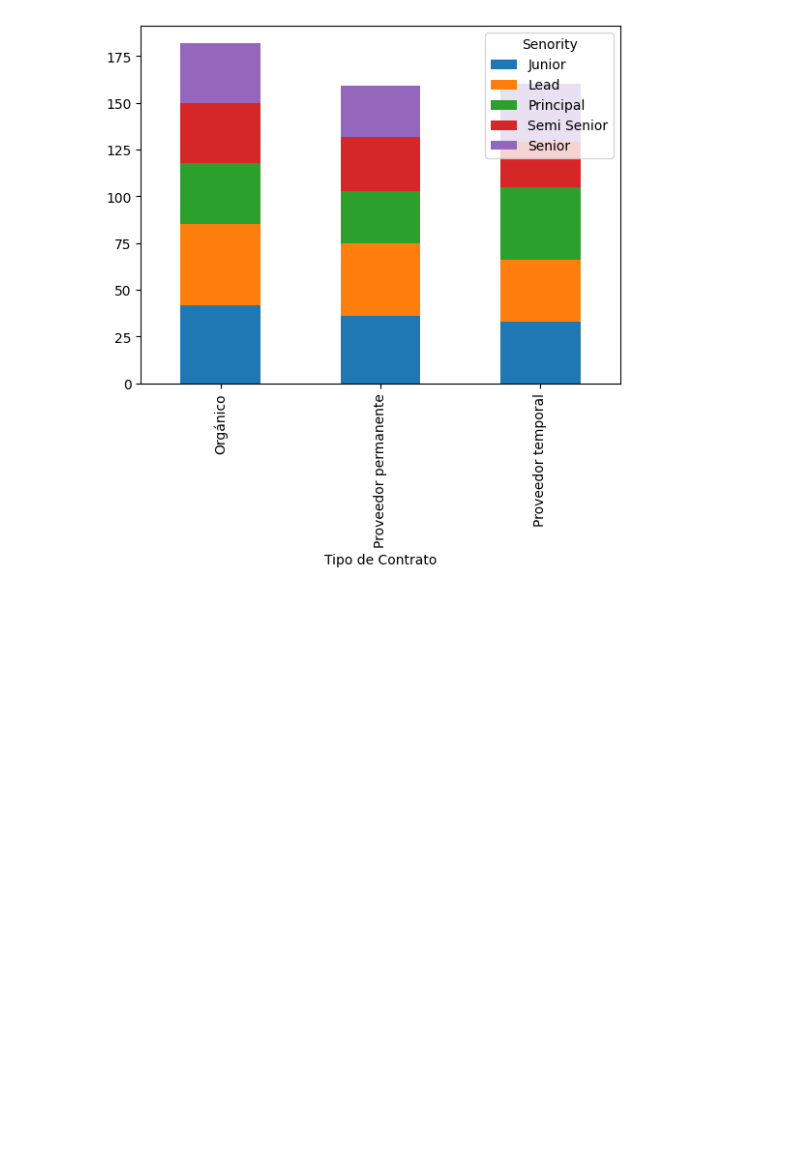
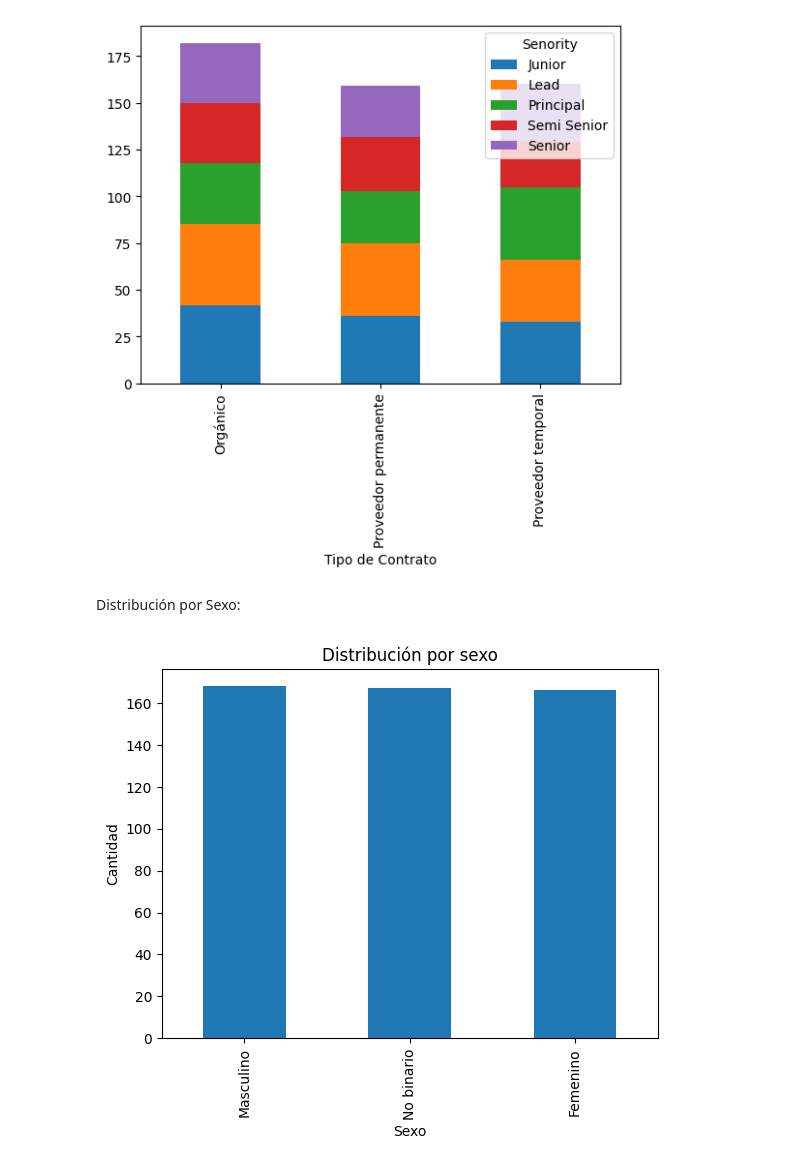
Before and after one commit to DArsem2306/Programa-Python-Utec, a Jupyter notebook: Proyecto/Graficos_Proyecto_UTEC.ipynb, the cells around one changed output. Drawn from its saved outputs; the diff is of its cells as text; code cells hidden in the pictures; blank space fills up the shorter version.

```diff
--- a/Proyecto/Graficos_Proyecto_UTEC.ipynb
+++ b/Proyecto/Graficos_Proyecto_UTEC.ipynb
@@ -11,5 +11,5 @@ Mounted at /content/drive
 carga data set
 # %%
 import pandas as pd
-data_ruta= ('/content/Base de datos.xlsx - Hoja2.csv')
-dataset=pd.read_csv(data_ruta,delimiter=",")
+data_ruta= ('/gdrive/My Drive/UTEC/Grupo2/Basededatos.xlsx')
+dataset=pd.read_excel(data_ruta)
@@ -96,3 +110,12 @@ empleados_tipodecontrato.plot(kind='bar', stacked=True)
 # %% [output]
 <Axes: xlabel='Tipo de Contrato'>
 [figure]
+# %% [markdown]
+Distribución por Sexo:
+# %%
+dataset['Sexo'].value_counts().plot(kind='bar', title='Distribución por sexo')
+plt.xlabel('Sexo')
+plt.ylabel('Cantidad')
+plt.show()
+# %% [output]
+[figure, added]
```
Also changed, not shown: parts of 17 cells of this notebook.
